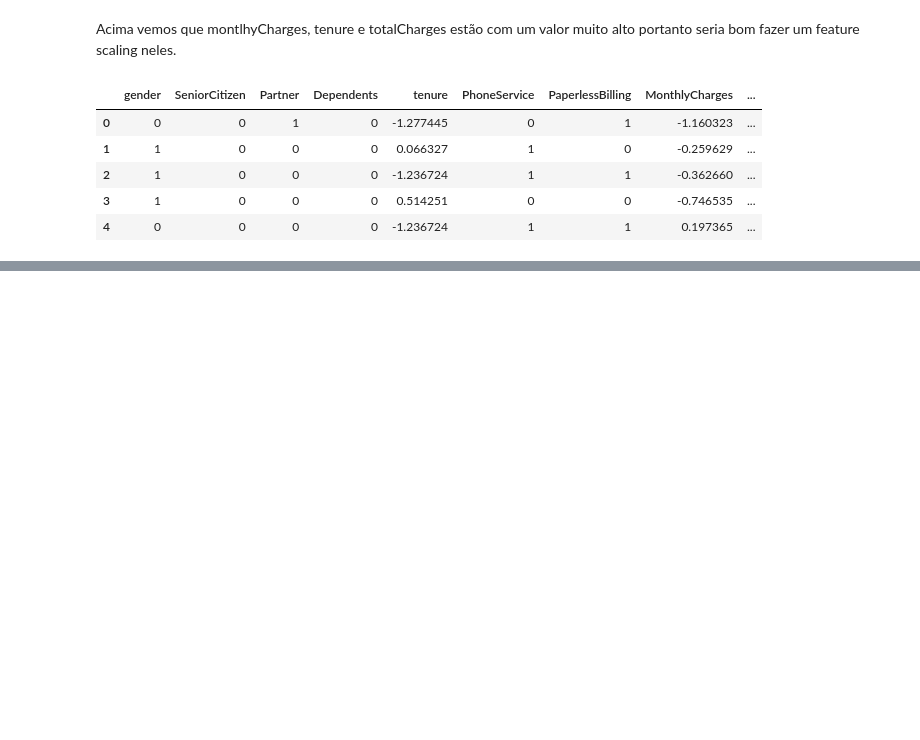
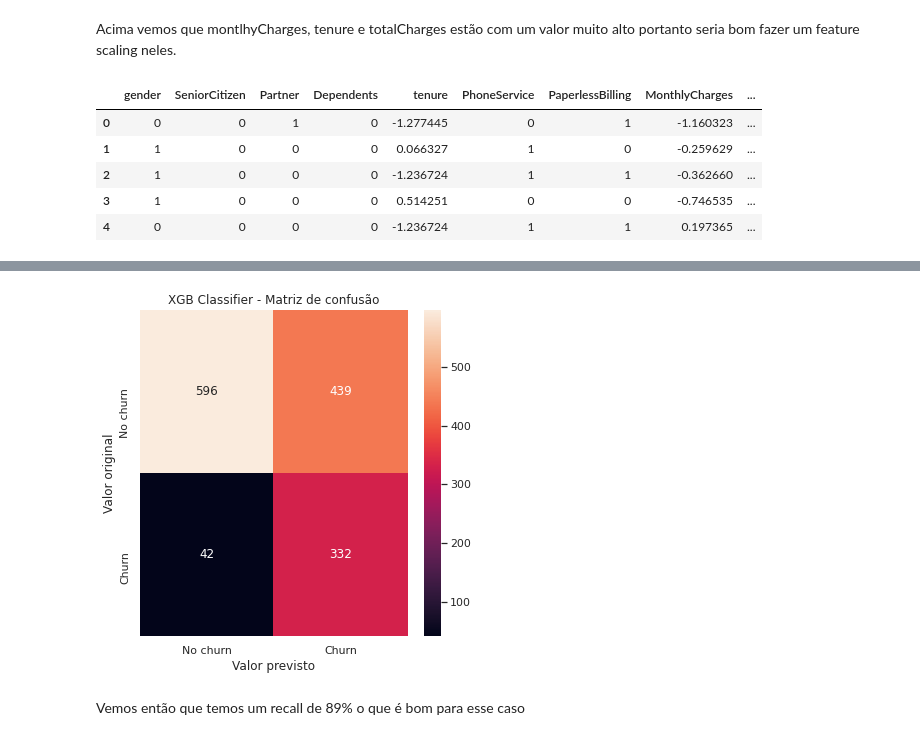
Before and after one commit to tvaditya/intro_ds_and_ml, a Jupyter notebook: [T_V_Aditya]Churn_Prediction_para_uma_empresa_de_Telecomunicações.ipynb, the cells around one changed output, grey strips where cells are left out. Drawn from its saved outputs; the diff is of its cells as text; code cells hidden in the pictures; blank space fills up the shorter version.

```diff
--- a/[T_V_Aditya]Churn_Prediction_para_uma_empresa_de_Telecomunicações.ipynb
+++ b/[T_V_Aditya]Churn_Prediction_para_uma_empresa_de_Telecomunicações.ipynb
@@ -359,0 +561,7 @@ from sklearn.linear_model import LogisticRegression
+# %%
+rus = RandomUnderSampler(sampling_strategy='auto', random_state=2021, replacement=True)
+X_resampled_under, y_resampled_under =rus.fit_resample(X_train, y_train)
+print(f"X_resampled_under {X_resampled_under.shape} ")
+print(f"Y_resampled_under {y_resampled_under.shape} ")
+print(f"X_train {X_train.shape} ")
+print(f"Y_train {y_train.shape} ")
@@ -359,0 +577,3 @@ from sklearn.linear_model import LogisticRegression
+# %%
+helper3 = EstimatorSelectionHelper(models1, params1)
+helper3.fit(X_resampled_under, y_resampled_under, scoring='recall', n_jobs=2)
@@ -359,0 +672,3 @@ from sklearn.linear_model import LogisticRegression
+# %%
+xgb = XGBClassifier(gamma=0.0, learning_rate=0.001, n_estimators=16, max_depth=1, min_child_weight=1 )
+xgb.fit(X_resampled_under, y_resampled_under)
@@ -359,0 +683,5 @@ from sklearn.linear_model import LogisticRegression
+# %%
+y_pred = xgb.predict(X_test.values)
+
+# Se tiver um mismatch error só seguir os passos descritos no link abaixo
+# https://stackoverflow.com/questions/42338972/valueerror-feature-names-mismatch-in-xgboost-in-the-predict-function
@@ -359,0 +705,13 @@ from sklearn.linear_model import LogisticRegression
+# %%
+labels= ['No churn', 'Churn']
+conf_matrix=confusion_matrix(y_test, y_pred)
+plt.figure(figsize=(6, 6))
+sns.heatmap(conf_matrix, xticklabels= labels, yticklabels= labels, annot=True, fmt="d")
+plt.title("XGB Classifier - Matriz de confusão")
+plt.ylabel('Valor original')
+plt.xlabel('Valor previsto')
+plt.show()
+# %% [output]
+[figure, added]
+# %% [markdown]
+Vemos então que temos um recall de 89% o que é bom para esse caso
```
Also changed, not shown: parts of 37 cells of this notebook.
